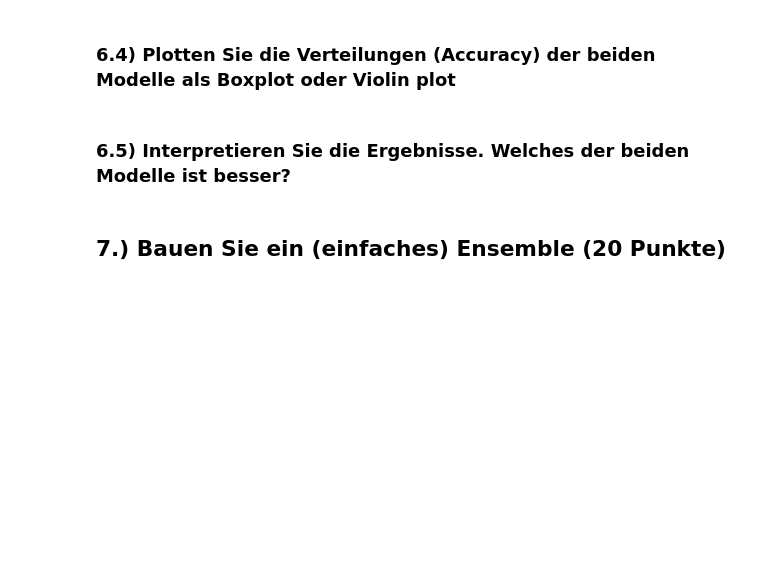
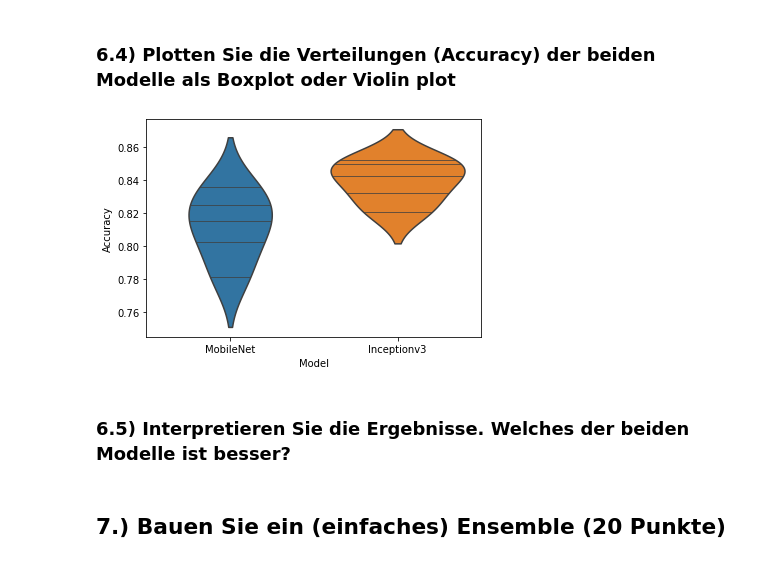
Before and after one commit to timosch11/intel-image-classification, a Jupyter notebook: prorammentwurf.ipynb, the cells around one changed output. Cells and saved outputs as stored; diff of their text form; code cells hidden in the pictures; blank space fills up the shorter version.

```diff
--- a/prorammentwurf.ipynb
+++ b/prorammentwurf.ipynb
@@ -817,2 +934,32 @@ dict
 # %% [markdown]
 ### 6.3) Evaluieren Sie alle Modelle auf den Testdaten
+# %%
+from sklearn.preprocessing import MinMaxScaler
+scaler = MinMaxScaler()
+x_test, Y_test = get_images('Data/test/')
+x_test = np.array(x_test)
+Y_test = np.array(Y_test)
+x_test = scaler.fit_transform(x_test.reshape(x_test.shape[0], -1))
+x_test = x_test.reshape(x_test.shape[0], 150, 150, 3)
+# %%
+import os
+from fnmatch import fnmatch
+from sklearn.metrics import accuracy_score
+folder_path = 'saved_models/seed_models'
+pattern = '*MobileNet*'
+pattern2 = '*Inceptionv3*'
+accuracy_dict = {}
+accuracy_dict["MobileNet"] = []
+accuracy_dict["Inceptionv3"] = []
+for file_name in os.listdir(folder_path):
+    if fnmatch(file_name, pattern) or fnmatch(file_name, pattern2):
+        file_path = os.path.join(folder_path, file_name)
+        model = load_model(file_path)
+        y_pred = model.predict(x_test)
+        y_pred = np.argmax(y_pred, axis=1)
+        test_acc = accuracy_score(Y_test, y_pred)
+        if fnmatch(file_name, pattern):
+            accuracy_dict["MobileNet"].append(test_acc)
+        if fnmatch(file_name, pattern2):
+            accuracy_dict["Inceptionv3"].append(test_acc)
+        print(test_acc)
@@ -819,5 +1000,15 @@ dict
 # %% [markdown]
 ### 6.4) Plotten Sie die Verteilungen (Accuracy) der beiden Modelle als Boxplot oder Violin plot
+# %%
+import seaborn as sns
+import matplotlib.pyplot as plt
+df = pd.DataFrame.from_dict(accuracy_dict)
+sns.violinplot(data=df, inner="stick")
+plt.xlabel('Model')
+plt.ylabel('Accuracy')
+plt.show()
+# %% [output]
+[figure, added]
 # %% [markdown]
 ### 6.5) Interpretieren Sie die Ergebnisse. Welches der beiden Modelle ist besser?
 # %% [markdown]
```
Also changed, not shown: parts of 32 cells of this notebook, 21 other files.
